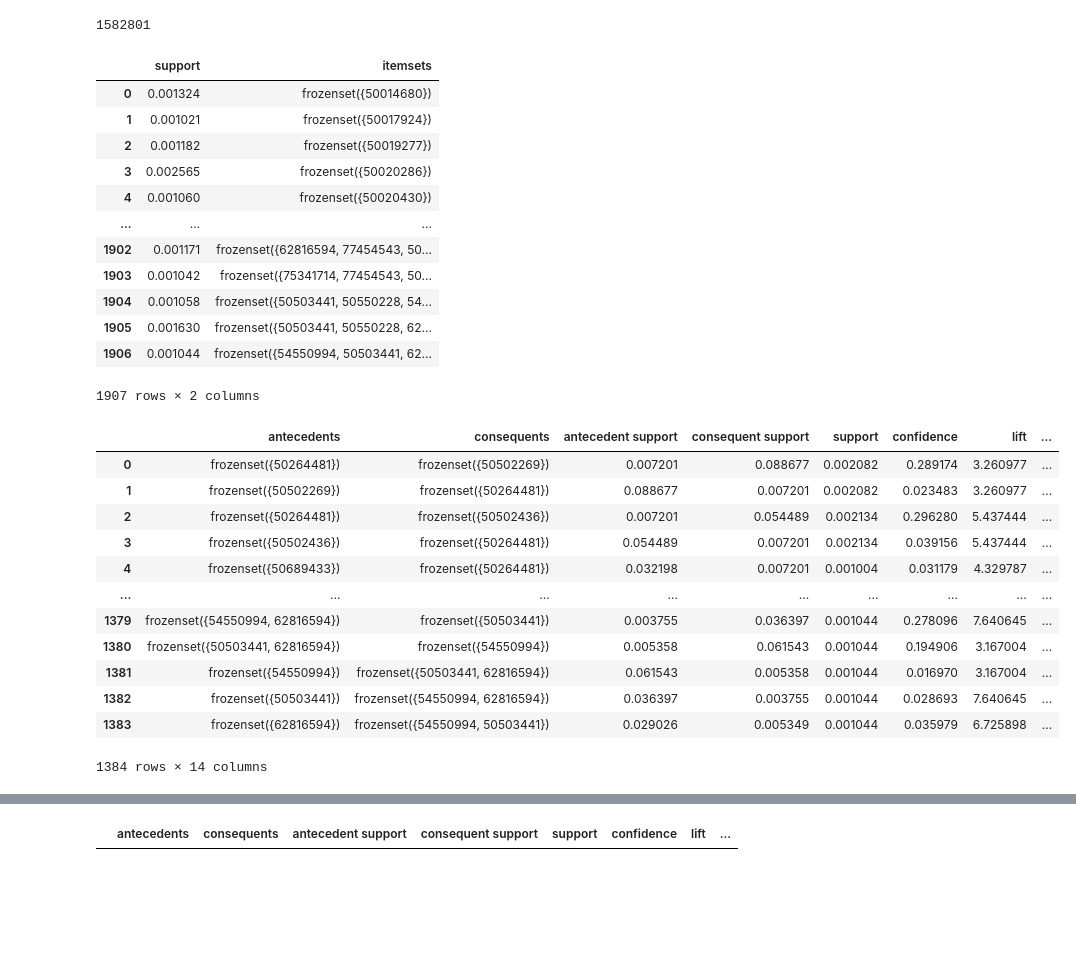
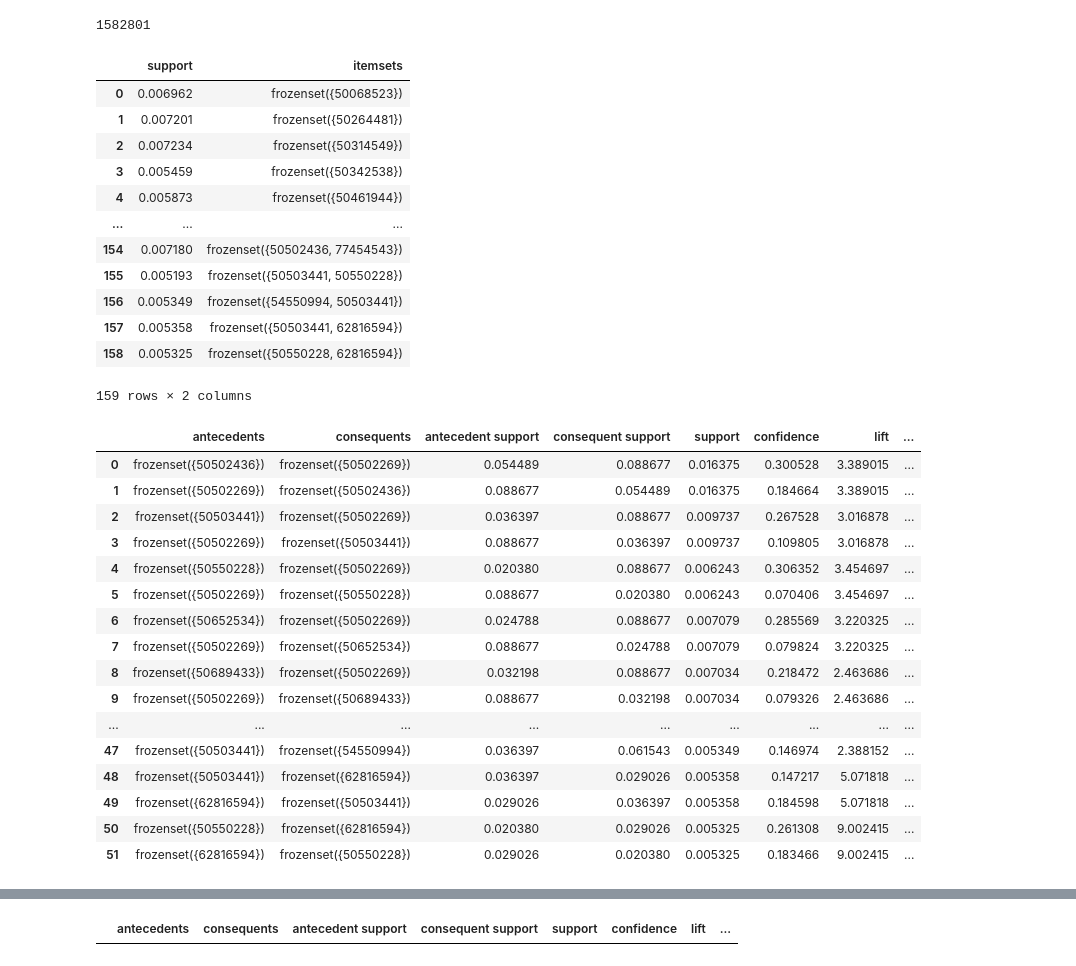
Before and after one commit to Noerklit/RecSys_Exam-2026, a Jupyter notebook: exercises/exercise-4/exercise-4.ipynb, the cells around one changed output, grey strips where cells are left out. Drawn from its saved outputs; the diff is of its cells as text; code cells hidden in the pictures; blank space fills up the shorter version.

```diff
--- a/exercises/exercise-4/exercise-4.ipynb
+++ b/exercises/exercise-4/exercise-4.ipynb
@@ -62,38 +62,42 @@ df = pd.DataFrame.sparse.from_spmatrix(te_data, columns=te.columns_)
 df.columns = [str(i) for i in df.columns]
 # %%
 # Very low minimum support because the dataset has 1.5m entries, a value of 0.05 found no triplets
-frequent_itemsets = apriori(df, min_support=0.001, use_colnames=True, low_memory=True)
+frequent_itemsets = apriori(df, min_support=0.005, use_colnames=True, low_memory=True)
 # %%
 frequent_itemsets
 # %% [output]
 |  | support | itemsets |
-| 0 | 0.001324 | frozenset({50014680}) |
-| 1 | 0.001021 | frozenset({50017924}) |
-| 2 | 0.001182 | frozenset({50019277}) |
-| 3 | 0.002565 | frozenset({50020286}) |
-| 4 | 0.001060 | frozenset({50020430}) |
+| 0 | 0.006962 | frozenset({50068523}) |
+| 1 | 0.007201 | frozenset({50264481}) |
+| 2 | 0.007234 | frozenset({50314549}) |
+| 3 | 0.005459 | frozenset({50342538}) |
+| 4 | 0.005873 | frozenset({50461944}) |
 | ... | ... | ... |
-| 1902 | 0.001171 | frozenset({62816594, 77454543, 50... |
-| 1903 | 0.001042 | frozenset({75341714, 77454543, 50... |
-| 1904 | 0.001058 | frozenset({50503441, 50550228, 54... |
-| 1905 | 0.001630 | frozenset({50503441, 50550228, 62... |
-| 1906 | 0.001044 | frozenset({54550994, 50503441, 62... |
+| 154 | 0.007180 | frozenset({50502436, 77454543}) |
+| 155 | 0.005193 | frozenset({50503441, 50550228}) |
+| 156 | 0.005349 | frozenset({54550994, 50503441}) |
+| 157 | 0.005358 | frozenset({50503441, 62816594}) |
+| 158 | 0.005325 | frozenset({50550228, 62816594}) |
-1907 rows × 2 columns
+159 rows × 2 columns
 # %%
-rules = association_rules(frequent_itemsets, metric='lift', min_threshold=0.0000000001)
+rules = association_rules(frequent_itemsets, metric='lift', min_threshold=0.001)
 rules
 # %% [output]
 |  | antecedents | consequents | antecedent support | consequent support | support | confidence | lift | ... |
-| 0 | frozenset({50264481}) | frozenset({50502269}) | 0.007201 | 0.088677 | 0.002082 | 0.289174 | 3.260977 | ... |
-| 1 | frozenset({50502269}) | frozenset({50264481}) | 0.088677 | 0.007201 | 0.002082 | 0.023483 | 3.260977 | ... |
-| 2 | frozenset({50264481}) | frozenset({50502436}) | 0.007201 | 0.054489 | 0.002134 | 0.296280 | 5.437444 | ... |
-| 3 | frozenset({50502436}) | frozenset({50264481}) | 0.054489 | 0.007201 | 0.002134 | 0.039156 | 5.437444 | ... |
-| 4 | frozenset({50689433}) | frozenset({50264481}) | 0.032198 | 0.007201 | 0.001004 | 0.031179 | 4.329787 | ... |
+| 0 | frozenset({50502436}) | frozenset({50502269}) | 0.054489 | 0.088677 | 0.016375 | 0.300528 | 3.389015 | ... |
+| 1 | frozenset({50502269}) | frozenset({50502436}) | 0.088677 | 0.054489 | 0.016375 | 0.184664 | 3.389015 | ... |
+| 2 | frozenset({50503441}) | frozenset({50502269}) | 0.036397 | 0.088677 | 0.009737 | 0.267528 | 3.016878 | ... |
+| 3 | frozenset({50502269}) | frozenset({50503441}) | 0.088677 | 0.036397 | 0.009737 | 0.109805 | 3.016878 | ... |
+| 4 | frozenset({50550228}) | frozenset({50502269}) | 0.020380 | 0.088677 | 0.006243 | 0.306352 | 3.454697 | ... |
+| 5 | frozenset({50502269}) | frozenset({50550228}) | 0.088677 | 0.020380 | 0.006243 | 0.070406 | 3.454697 | ... |
+| 6 | frozenset({50652534}) | frozenset({50502269}) | 0.024788 | 0.088677 | 0.007079 | 0.285569 | 3.220325 | ... |
+| 7 | frozenset({50502269}) | frozenset({50652534}) | 0.088677 | 0.024788 | 0.007079 | 0.079824 | 3.220325 | ... |
+| 8 | frozenset({50689433}) | frozenset({50502269}) | 0.032198 | 0.088677 | 0.007034 | 0.218472 | 2.463686 | ... |
+| 9 | frozenset({50502269}) | frozenset({50689433}) | 0.088677 | 0.032198 | 0.007034 | 0.079326 | 2.463686 | ... |
 | ... | ... | ... | ... | ... | ... | ... | ... | ... |
-| 1379 | frozenset({54550994, 62816594}) | frozenset({50503441}) | 0.003755 | 0.036397 | 0.001044 | 0.278096 | 7.640645 | ... |
-| 1380 | frozenset({50503441, 62816594}) | frozenset({54550994}) | 0.005358 | 0.061543 | 0.001044 | 0.194906 | 3.167004 | ... |
-| 1381 | frozenset({54550994}) | frozenset({50503441, 62816594}) | 0.061543 | 0.005358 | 0.001044 | 0.016970 | 3.167004 | ... |
-| 1382 | frozenset({50503441}) | frozenset({54550994, 62816594}) | 0.036397 | 0.003755 | 0.001044 | 0.028693 | 7.640645 | ... |
-| 1383 | frozenset({62816594}) | frozenset({54550994, 50503441}) | 0.029026 | 0.005349 | 0.001044 | 0.035979 | 6.725898 | ... |
+| 47 | frozenset({50503441}) | frozenset({54550994}) | 0.036397 | 0.061543 | 0.005349 | 0.146974 | 2.388152 | ... |
+| 48 | frozenset({50503441}) | frozenset({62816594}) | 0.036397 | 0.029026 | 0.005358 | 0.147217 | 5.071818 | ... |
+| 49 | frozenset({62816594}) | frozenset({50503441}) | 0.029026 | 0.036397 | 0.005358 | 0.184598 | 5.071818 | ... |
+| 50 | frozenset({50550228}) | frozenset({62816594}) | 0.020380 | 0.029026 | 0.005325 | 0.261308 | 9.002415 | ... |
+| 51 | frozenset({62816594}) | frozenset({50550228}) | 0.029026 | 0.020380 | 0.005325 | 0.183466 | 9.002415 | ... |
-1384 rows × 14 columns
 # %%
```
Also changed, not shown: parts of 5 cells of this notebook, 1 other file.
